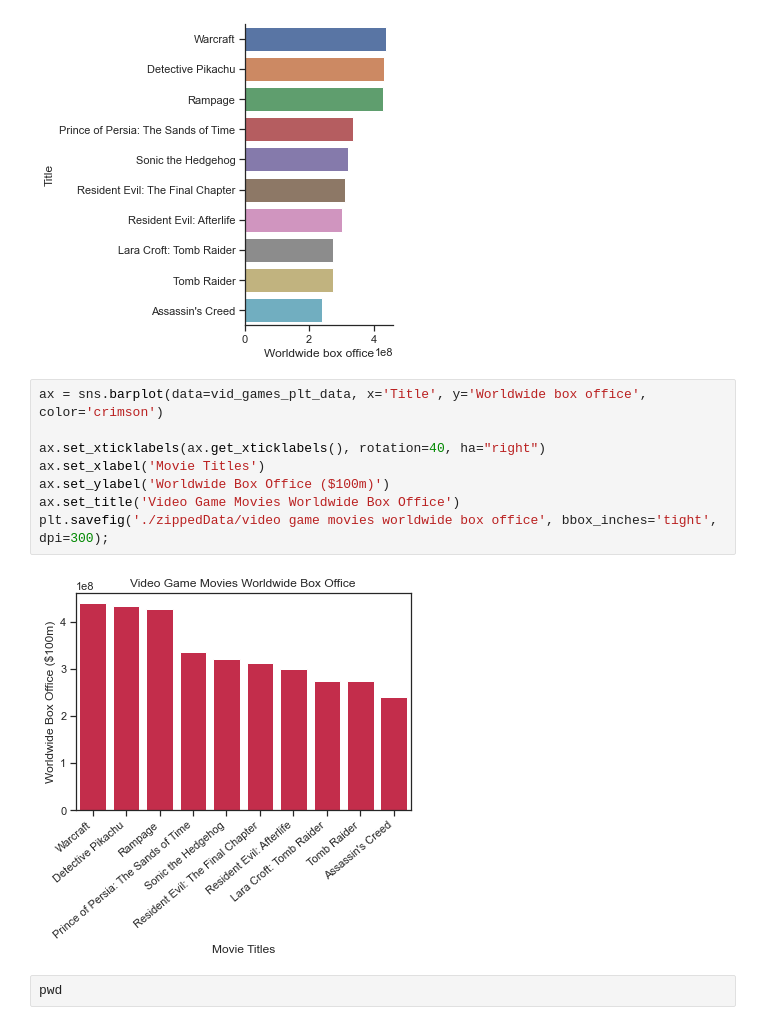
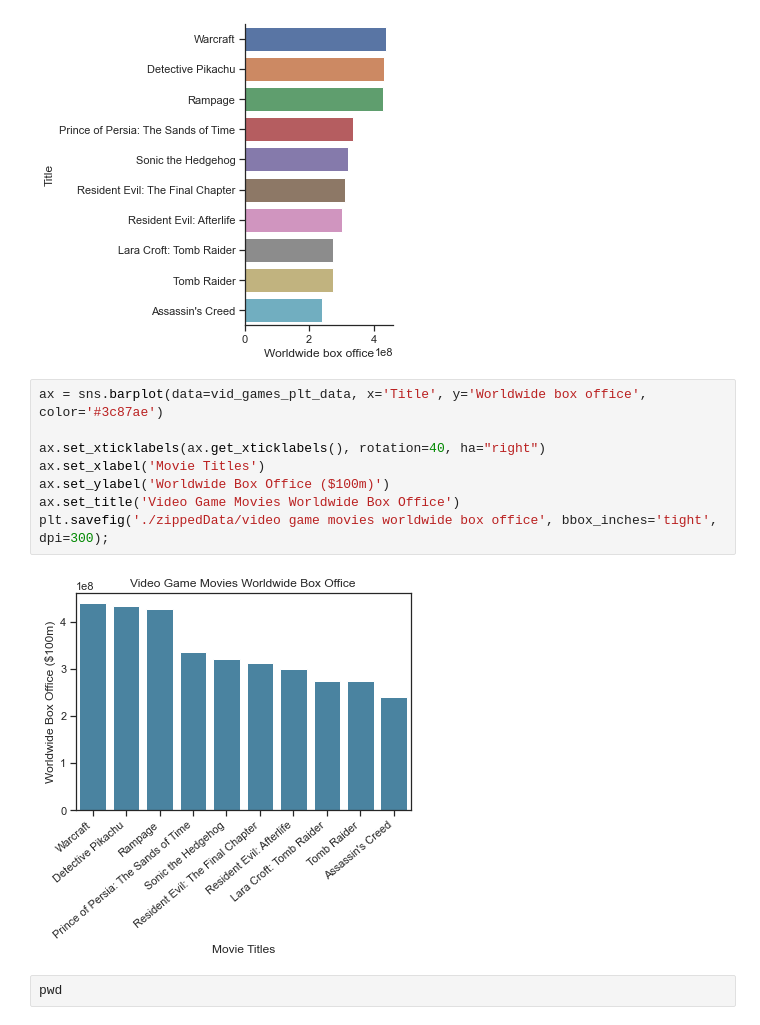
Before and after one commit to mccafj/MS-movie-studio-project, a Jupyter notebook: Jons notebook.ipynb, the cells around one changed output. Saved outputs shown, nothing was run; the diff lists cells and outputs as text.

```diff
--- a/Jons notebook.ipynb
+++ b/Jons notebook.ipynb
@@ -671,15 +682,15 @@ plt.show();
 # %% [output]
 [figure]
 # %%
-ax = sns.barplot(data=vid_games_plt_data, x='Title', y='Worldwide box office', color='crimson')
+ax = sns.barplot(data=vid_games_plt_data, x='Title', y='Worldwide box office', color='#3c87ae')
 
 ax.set_xticklabels(ax.get_xticklabels(), rotation=40, ha="right")
 ax.set_xlabel('Movie Titles')
 ax.set_ylabel('Worldwide Box Office ($100m)')
 ax.set_title('Video Game Movies Worldwide Box Office')
 plt.savefig('./zippedData/video game movies worldwide box office', bbox_inches='tight', dpi=300);
 # %% [output]
-[figure, old version]
+[figure, new version]
 # %%
 pwd
 # %% [output]
```
Also changed, not shown: parts of 13 cells of this notebook, 3 other files.
